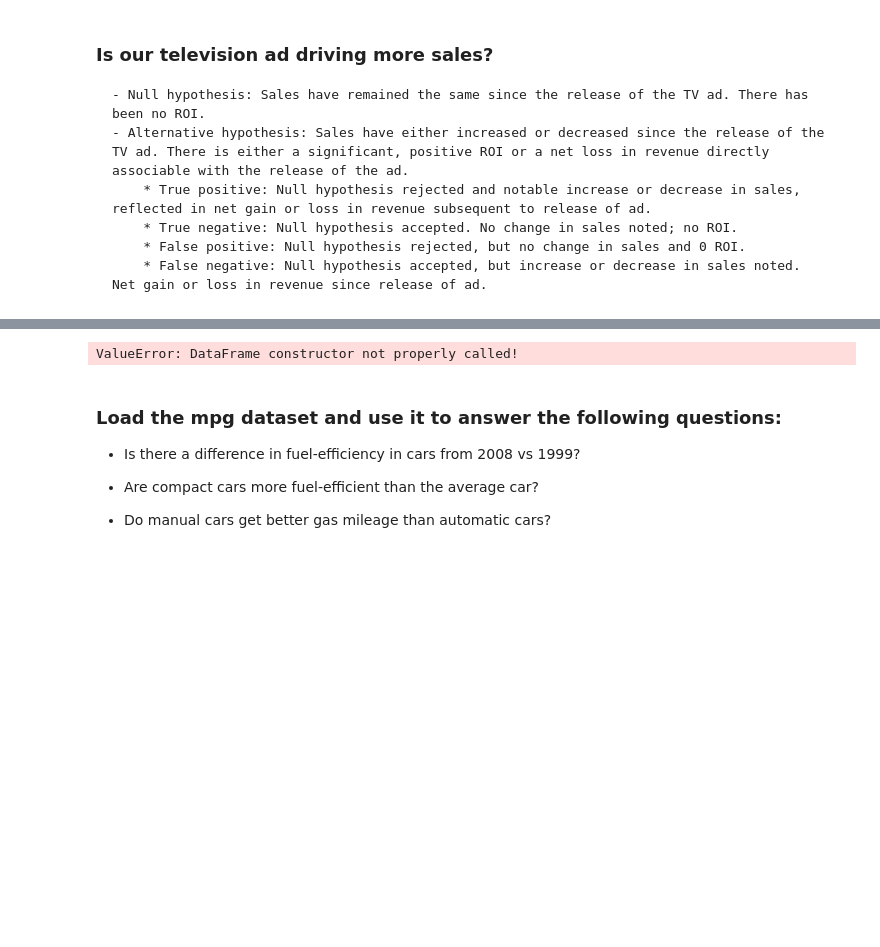
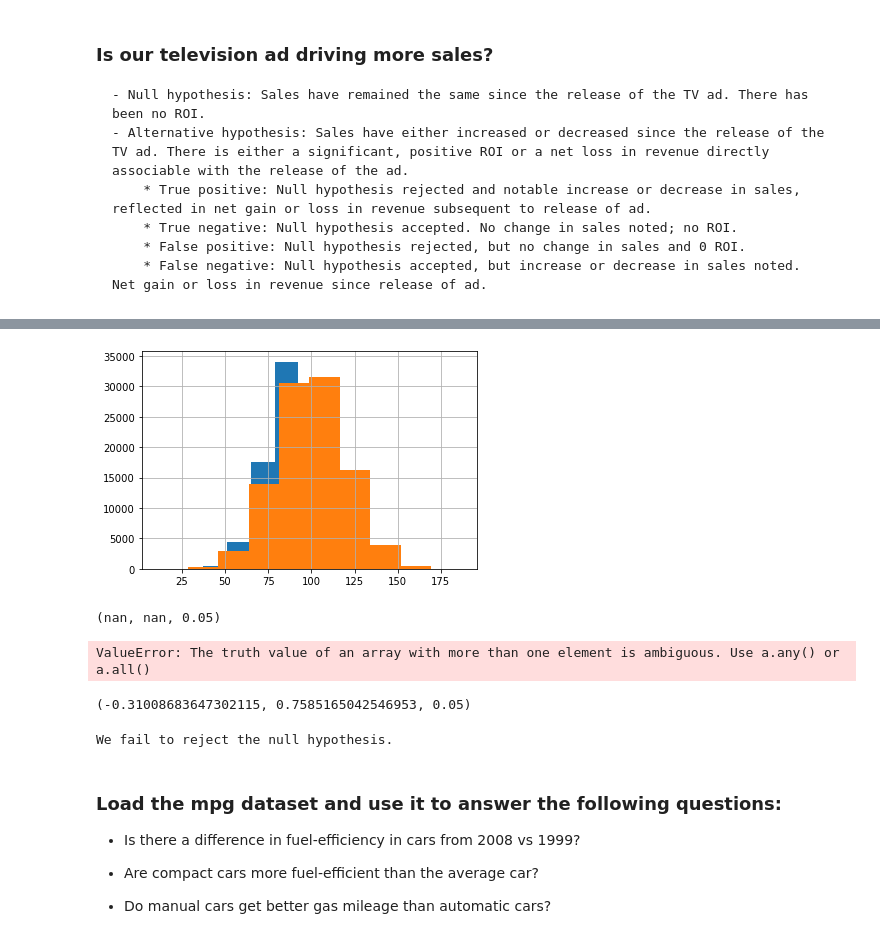
Before and after one commit to tarrencen/statistics-exercises, a Jupyter notebook: hypothesis_testing.ipynb, the cells around one changed output, grey strips where cells are left out. Cells and saved outputs as stored; diff of their text form; code cells hidden in the pictures; blank space fills up the shorter version.

```diff
--- a/hypothesis_testing.ipynb
+++ b/hypothesis_testing.ipynb
@@ -68,12 +69,40 @@ plt.ylabel('Freq %')
 # %%
-ofc1_df = pd.DataFrame(stats.norm(office_one_avg, office_one_std).rvs(1000))
-ofc2_df = pd.DataFrame(stats.norm(office_two_avg, office_two_std).rvs(1000))
+ofc1= pd.Series(stats.norm(office_one_avg, office_one_std).rvs(100000)).hist()
+ofc2= pd.Series(stats.norm(office_two_avg, office_two_std).rvs(100000)).hist()
+# %% [output]
+[figure, added]
 # %%
 alpha = 0.05
 
-tsat, pval = stats.ttest_1samp()
+tstat, pval = stats.ttest_1samp(ofc_one_selltime.any(), ofc_two_selltime.any())
+
+tstat.mean(), pval.mean(), alpha
+
+# Ron Guey
 # %% [output]
-ValueError: DataFrame constructor not properly called!
+(nan, nan, 0.05)
+# %%
+if pval < alpha:
+    print('We can reject the null hypothesis.')
+else:
+    print('We fail to reject the null hypothesis.')
+# %% [output]
+ValueError: The truth value of an array with more than one element is ambiguous. Use a.any() or a.all()
+# %%
+tstat, pval = stats.ttest_ind_from_stats(office_one_sales, office_one_avg, office_one_std, office_two_sales, office_two_avg, office_two_std, equal_var= False)
+
+tstat, pval, alpha
+
+# Rait Guey
+# %% [output]
+(-0.31008683647302115, 0.7585165042546953, 0.05)
+# %%
+if pval < alpha:
+    print ('We can reject the null hypothesis.')
+else:
+    print('We fail to reject the null hypothesis.')
+# %% [output]
+We fail to reject the null hypothesis.
 # %% [markdown]
 ### Load the mpg dataset and use it to answer the following questions:
 
```
Also changed, not shown: parts of 4 cells of this notebook.
